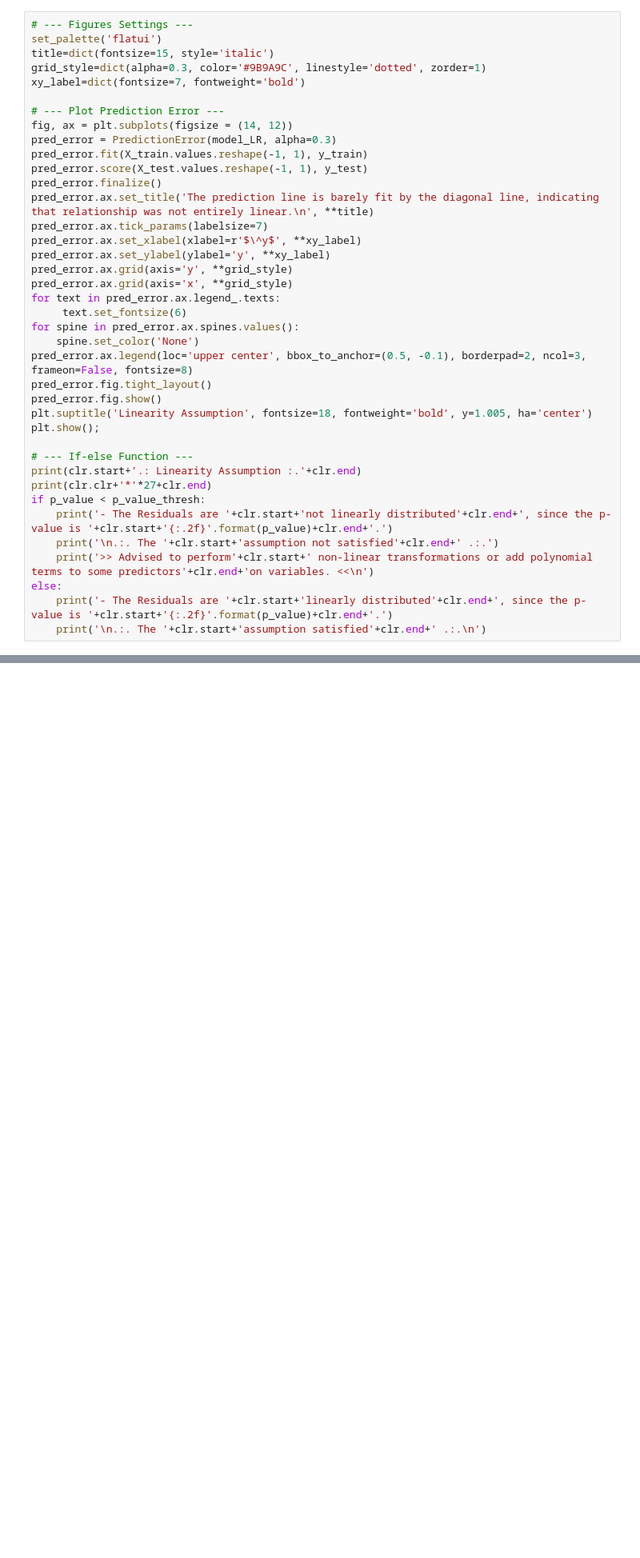
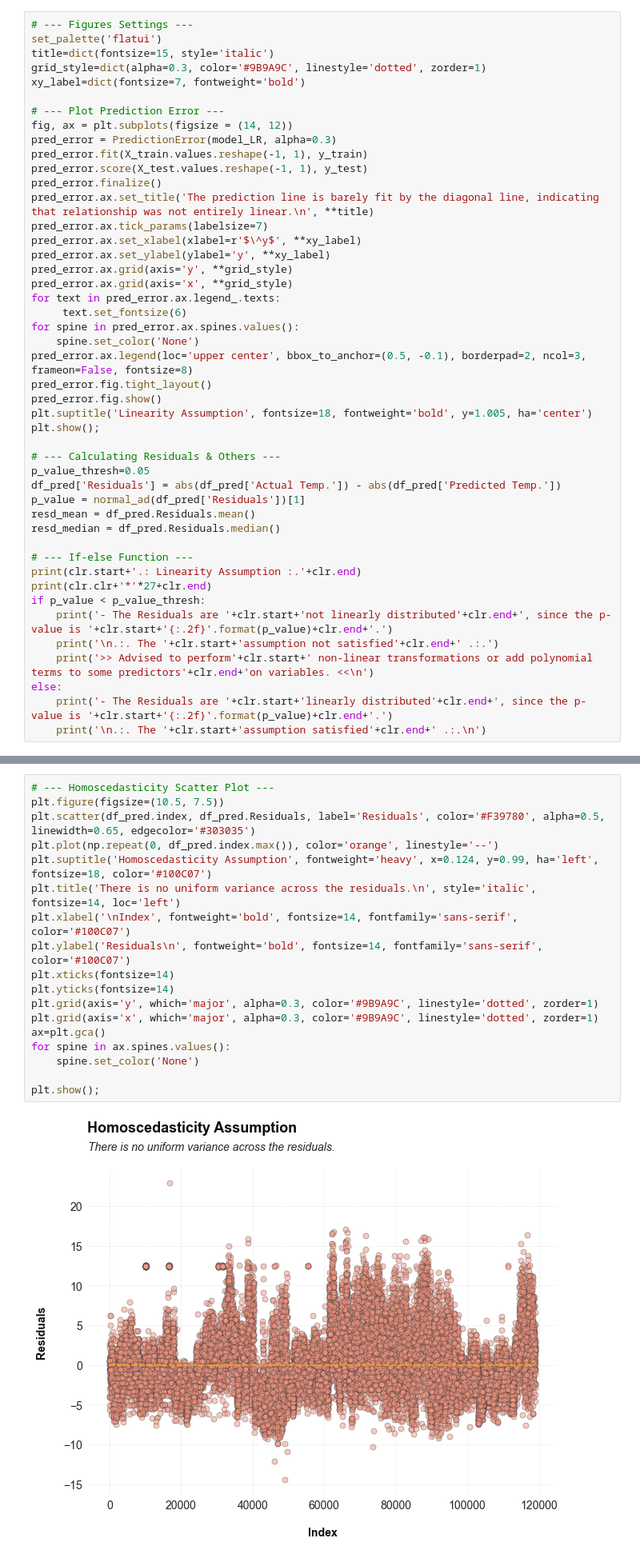
Before and after one commit to Sargundeep/ML_Cheat_Sheet, a Jupyter notebook: Linear Regression/LinearRegression.ipynb, the cells around one changed output, grey strips where cells are left out. Shown at 80% size. Saved outputs shown, nothing was run; the diff lists cells and outputs as text; blank space fills up the shorter version.

```diff
--- a/Linear Regression/LinearRegression.ipynb
+++ b/Linear Regression/LinearRegression.ipynb
@@ -337,6 +337,13 @@ pred_error.fig.show()
 plt.suptitle('Linearity Assumption', fontsize=18, fontweight='bold', y=1.005, ha='center')
 plt.show();
 
+# --- Calculating Residuals & Others ---
+p_value_thresh=0.05
+df_pred['Residuals'] = abs(df_pred['Actual Temp.']) - abs(df_pred['Predicted Temp.'])
+p_value = normal_ad(df_pred['Residuals'])[1]
+resd_mean = df_pred.Residuals.mean()
+resd_median = df_pred.Residuals.median()
+
 # --- If-else Function ---
 print(clr.start+'.: Linearity Assumption :.'+clr.end)
 print(clr.clr+'*'*27+clr.end)
@@ -456,0 +466,20 @@ else:
+# %%
+# --- Homoscedasticity Scatter Plot ---
+plt.figure(figsize=(10.5, 7.5))
+plt.scatter(df_pred.index, df_pred.Residuals, label='Residuals', color='#F39780', alpha=0.5, linewidth=0.65, edgecolor='#303035')
+plt.plot(np.repeat(0, df_pred.index.max()), color='orange', linestyle='--')
+plt.suptitle('Homoscedasticity Assumption', fontweight='heavy', x=0.124, y=0.99, ha='left', fontsize=18, color='#100C07')
+plt.title('There is no uniform variance across the residuals.\n', style='italic', fontsize=14, loc='left')
+plt.xlabel('\nIndex', fontweight='bold', fontsize=14, fontfamily='sans-serif', color='#100C07')
+plt.ylabel('Residuals\n', fontweight='bold', fontsize=14, fontfamily='sans-serif', color='#100C07')
+plt.xticks(fontsize=14)
+plt.yticks(fontsize=14)
+plt.grid(axis='y', which='major', alpha=0.3, color='#9B9A9C', linestyle='dotted', zorder=1)
+plt.grid(axis='x', which='major', alpha=0.3, color='#9B9A9C', linestyle='dotted', zorder=1)
+ax=plt.gca()
+for spine in ax.spines.values():
+    spine.set_color('None')
+
+plt.show();
+# %% [output]
+[figure, added]
```
Also changed, not shown: parts of 9 cells of this notebook, 2 other files.
